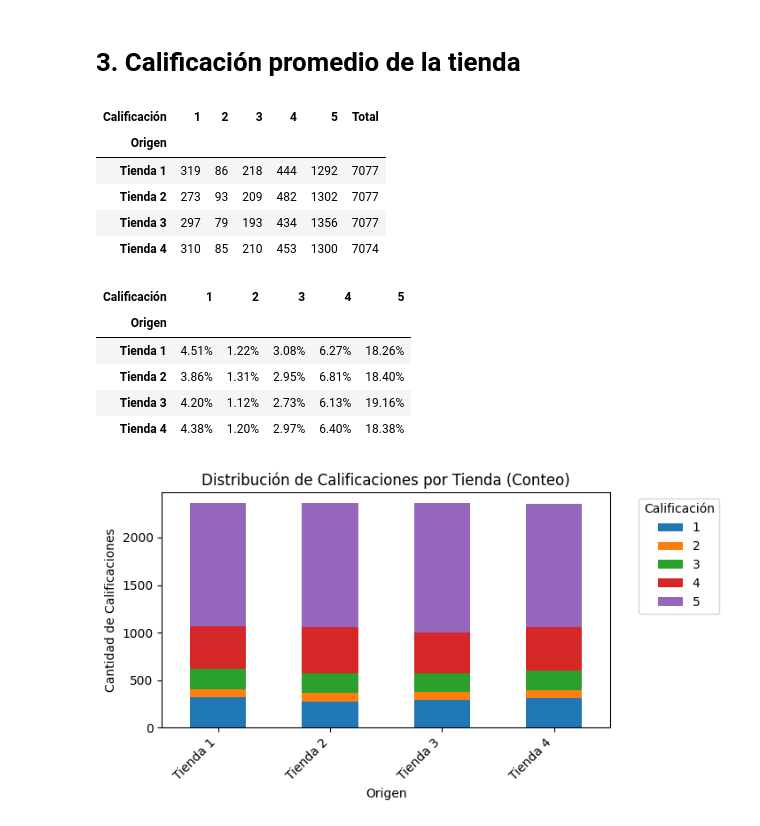
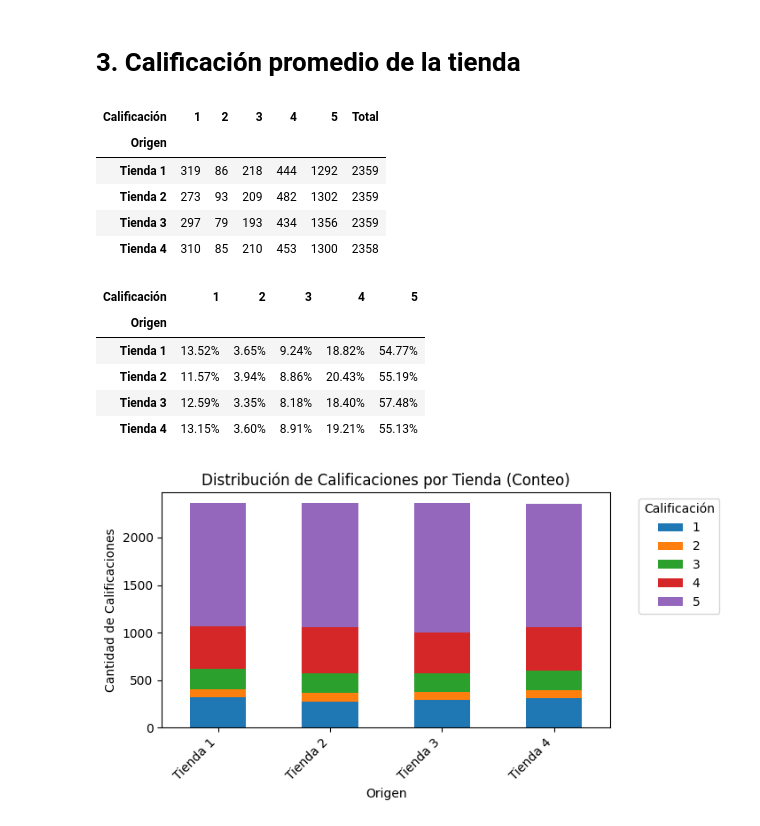
Before and after one commit to ggutierrezf/ALURA-CHALLENGE-01, a Jupyter notebook: alurastorelatam.ipynb, the cells around one changed output. Drawn from its saved outputs; the diff is of its cells as text; code cells hidden in the pictures.

```diff
--- a/alurastorelatam.ipynb
+++ b/alurastorelatam.ipynb
@@ -181,16 +181,18 @@ las tres categorias con mas ventas son : Electronico, Electrodomesticos y Mueble
 # %% [markdown]
 # 3. Calificación promedio de la tienda
 # %%
-# tabla de Calificaciones
-tabla_calificaciones_tienda['Total'] = tabla_calificaciones_tienda.sum(axis=1)
+# Calificaciones por categoria y por tienda
+tabla_calificaciones_tienda['Total'] = tabla_calificaciones_tienda[[1, 2, 3, 4, 5]].sum(axis=1)
+
+# Display the table with the Total column
 display(tabla_calificaciones_tienda)
 # %% [output]
 | Calificación | 1 | 2 | 3 | 4 | 5 | Total |
 | Origen |  |  |  |  |  |  |
-| Tienda 1 | 319 | 86 | 218 | 444 | 1292 | 7077 |
-| Tienda 2 | 273 | 93 | 209 | 482 | 1302 | 7077 |
-| Tienda 3 | 297 | 79 | 193 | 434 | 1356 | 7077 |
-| Tienda 4 | 310 | 85 | 210 | 453 | 1300 | 7074 |
+| Tienda 1 | 319 | 86 | 218 | 444 | 1292 | 2359 |
+| Tienda 2 | 273 | 93 | 209 | 482 | 1302 | 2359 |
+| Tienda 3 | 297 | 79 | 193 | 434 | 1356 | 2359 |
+| Tienda 4 | 310 | 85 | 210 | 453 | 1300 | 2358 |
 # %%
 # Calificaciones como porcentaje
 
@@ -203,10 +205,10 @@ display(tabla_calificaciones_tienda_porcentaje.drop(columns='Total').style.forma
 # %% [output]
 | Calificación | 1 | 2 | 3 | 4 | 5 |
 | Origen |  |  |  |  |  |
-| Tienda 1 | 4.51% | 1.22% | 3.08% | 6.27% | 18.26% |
-| Tienda 2 | 3.86% | 1.31% | 2.95% | 6.81% | 18.40% |
-| Tienda 3 | 4.20% | 1.12% | 2.73% | 6.13% | 19.16% |
-| Tienda 4 | 4.38% | 1.20% | 2.97% | 6.40% | 18.38% |
+| Tienda 1 | 13.52% | 3.65% | 9.24% | 18.82% | 54.77% |
+| Tienda 2 | 11.57% | 3.94% | 8.86% | 20.43% | 55.19% |
+| Tienda 3 | 12.59% | 3.35% | 8.18% | 18.40% | 57.48% |
+| Tienda 4 | 13.15% | 3.60% | 8.91% | 19.21% | 55.13% |
 # %%
 # Calificacion por tienda
 import matplotlib.pyplot as plt
```
